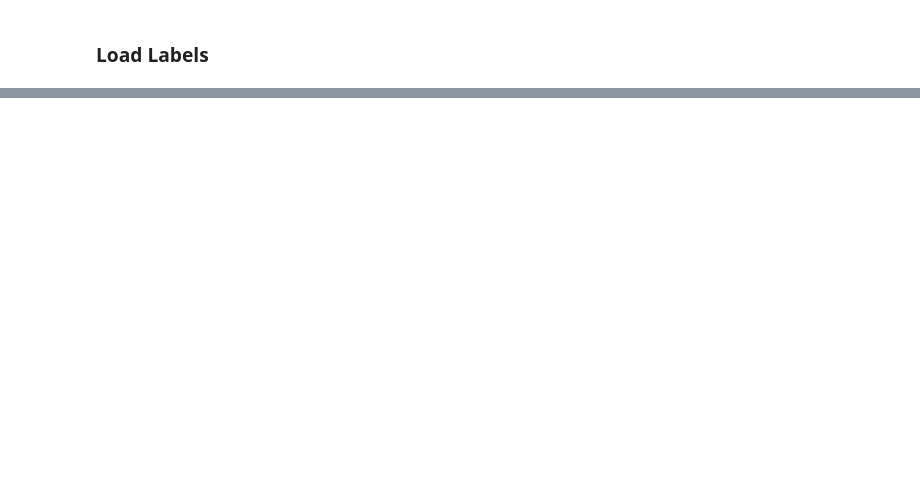
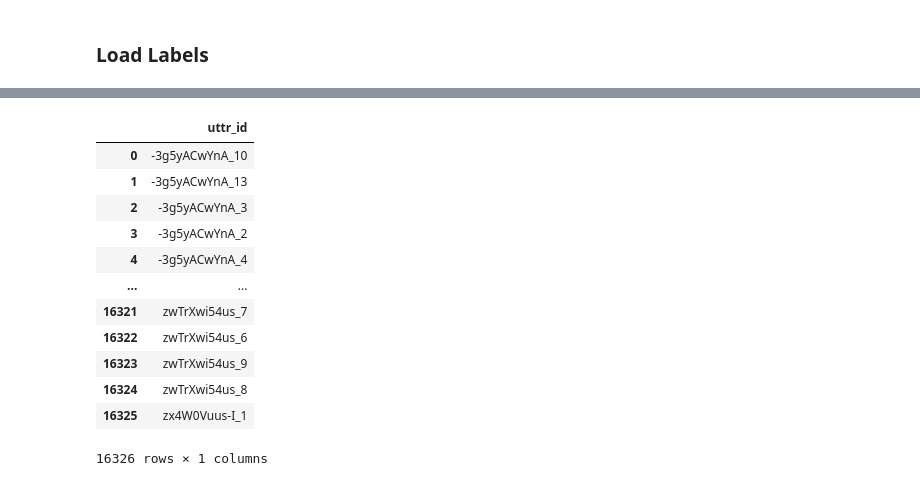
Before and after one commit to HEBAULC/Multimodal-End2end-Sparse, a Jupyter notebook: preprocessing/preprocess_mosei.ipynb, the cells around one changed output, grey strips where cells are left out. Saved outputs shown, nothing was run; the diff lists cells and outputs as text; code cells hidden in the pictures; blank space fills up the shorter version.

```diff
--- a/preprocessing/preprocess_mosei.ipynb
+++ b/preprocessing/preprocess_mosei.ipynb
@@ -226,0 +238,19 @@ log_df.groupby('status').size().to_frame('count')
+# %%
+# 提取训练集train_label
+train_label_df=df[(df['mode']=='train')]
+train_label_df=train_label_df[['uttr_id']]
+train_label_df
+# %% [output]
+|  | uttr_id |
+| 0 | -3g5yACwYnA_10 |
+| 1 | -3g5yACwYnA_13 |
+| 2 | -3g5yACwYnA_3 |
+| 3 | -3g5yACwYnA_2 |
+| 4 | -3g5yACwYnA_4 |
+| ... | ... |
+| 16321 | zwTrXwi54us_7 |
+| 16322 | zwTrXwi54us_6 |
+| 16323 | zwTrXwi54us_9 |
+| 16324 | zwTrXwi54us_8 |
+| 16325 | zx4W0Vuus-I_1 |
+16326 rows × 1 columns
```
Also changed, not shown: parts of 46 cells of this notebook, 7 other files.
